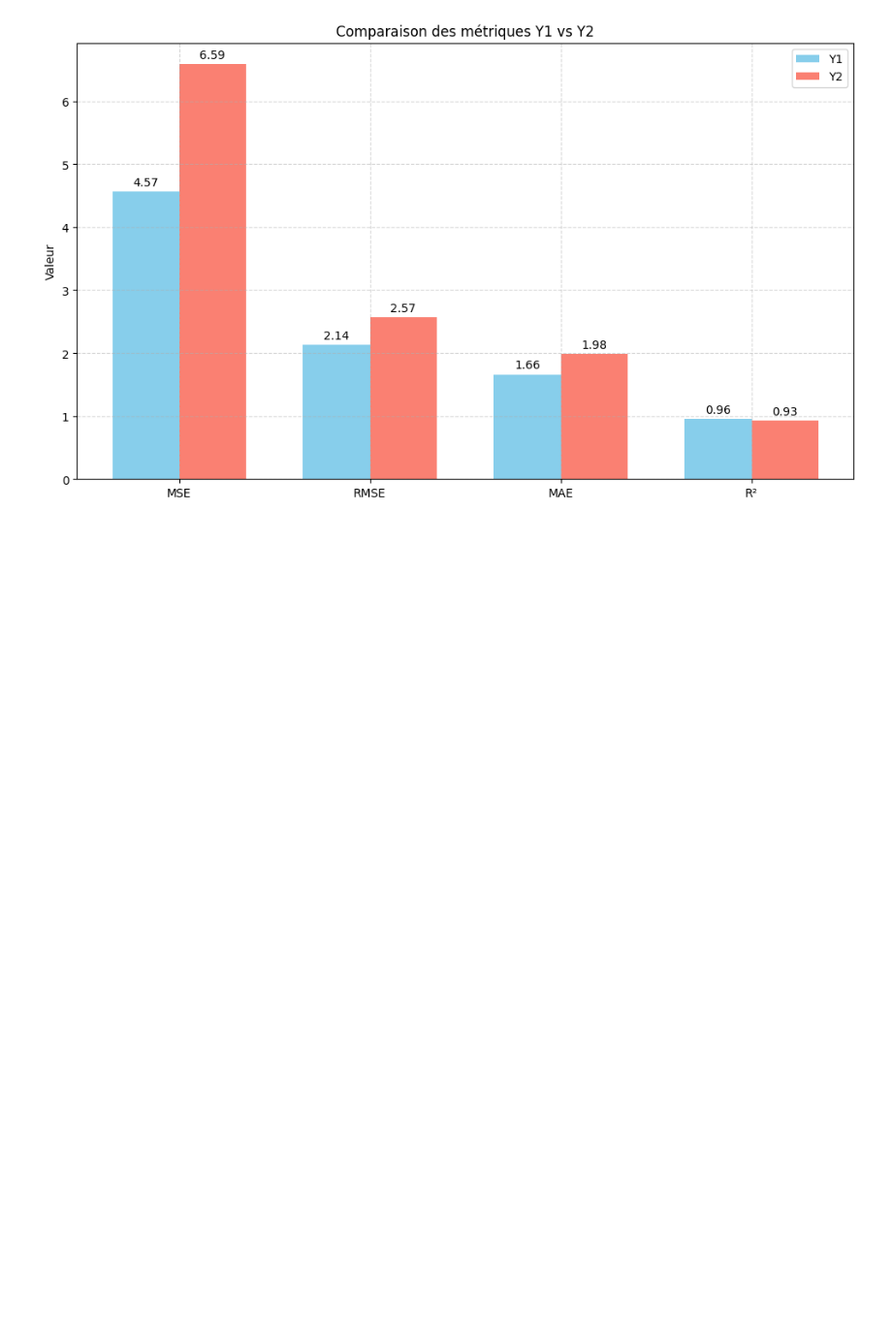
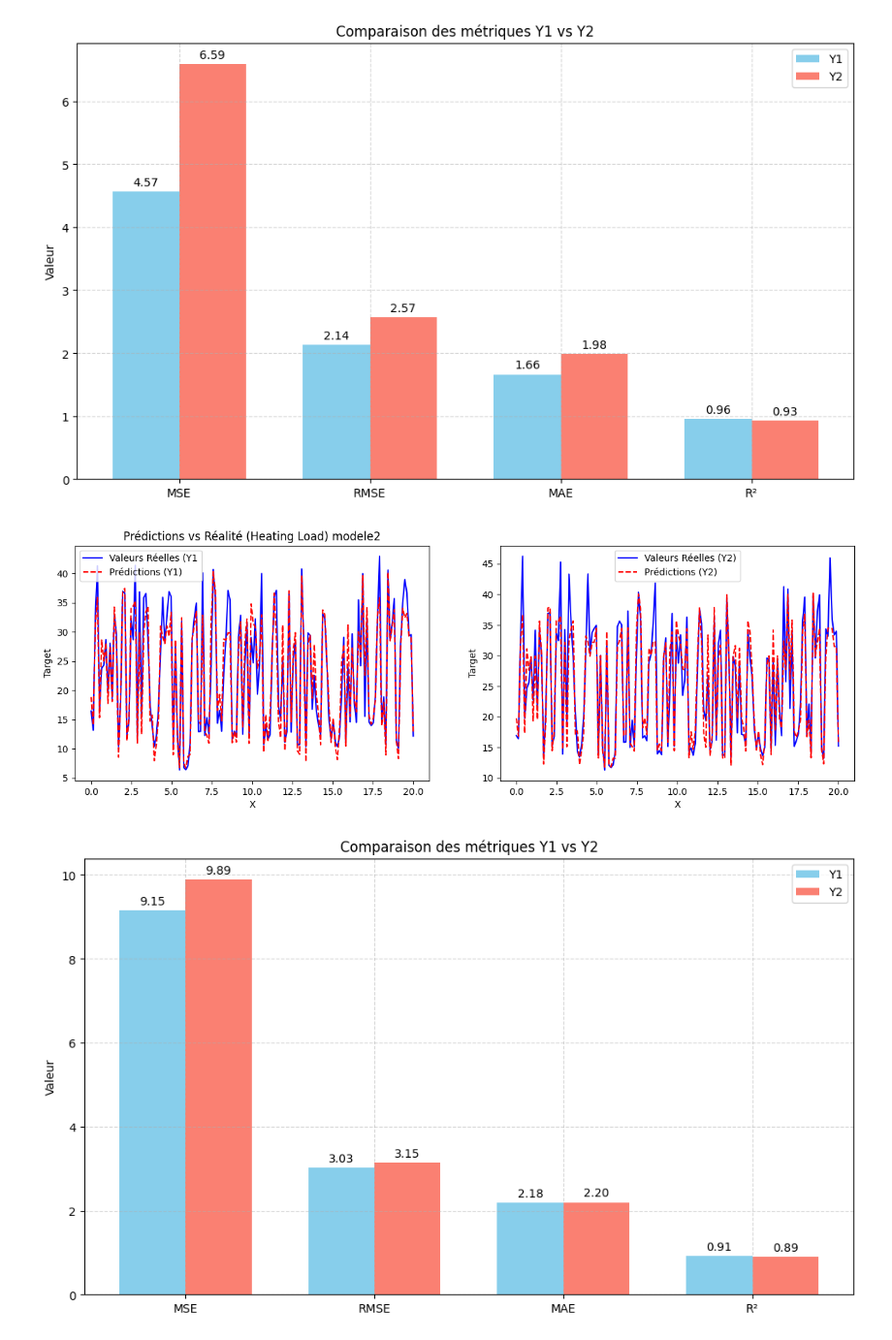
Before and after one commit to bakirmohammed1234/Prediction_Efficacite_Energetique_Batiments, a Jupyter notebook: ELM.ipynb, the cells around one changed output. Shown: that part at 97% size. Saved outputs shown, nothing was run; the diff lists cells and outputs as text; code cells hidden in the pictures; blank space fills up the shorter version.

Commit message:
ajouter la fonction identity

```diff
--- a/ELM.ipynb
+++ b/ELM.ipynb
@@ -30,8 +30,10 @@ def activation(x, func='sigmoid'):
         return np.tanh(x)
     elif func == 'relu':
         return np.maximum(0, x)
+    elif func == 'identity':
+        return x
     else:
-        raise ValueError("Fonction d'activation non reconnue")
+        raise ValueError("Fonction d'activation non reconnue.")
 # %%
 # Classe ELM
 class ELMRegressor:
@@ -182,3 +184,8 @@ def devideY(y_test,y_pred):
     y1_test=y_test.iloc[:, 0]
     y2_test=y_test.iloc[:, 1]
     return { "y1_pred":y1_pred,"y2_pred":y2_pred,"y1_test":y1_test,"y2_test":y2_test}
+# %%
+ELM_model(X_train, Y_train,X_test,Y_test,"modele2",n_hidden=40, activation_function='identity')
+# %% [output]
+[figure, added]
+[figure, added]
```
